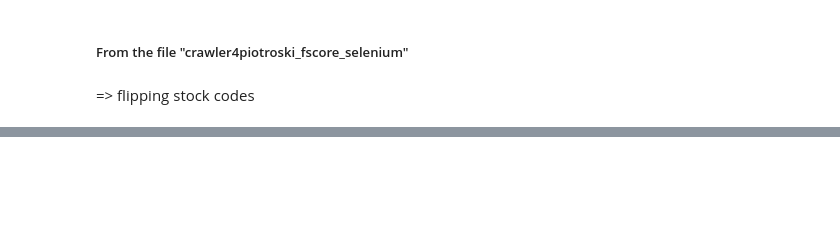
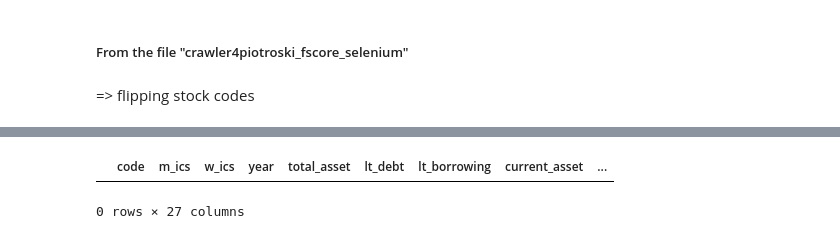
Before and after one commit to daesik82/ChargingBull, a Jupyter notebook: BigBull/crawler4piotroski_fscore_selenium_v2.ipynb, the cells around one changed output, grey strips where cells are left out. Cells and saved outputs as stored; diff of their text form; code cells hidden in the pictures; blank space fills up the shorter version.

Commit message:
fscore dataframe updated

```diff
--- a/BigBull/crawler4piotroski_fscore_selenium_v2.ipynb
+++ b/BigBull/crawler4piotroski_fscore_selenium_v2.ipynb
@@ -212,0 +242,14 @@ for i in codes:
+# %%
+# Creating f score DF
+year = ['2012', '2013', '2014', '2015', '2016']
+fs_dict = {}
+df_fscore = pd.DataFrame(columns = ('code', 'm_ics', 'w_ics', 'year', \
+                                    'total_asset', 'lt_debt', 'lt_borrowing', 'current_asset', 'current_liabilities', 'shareholder_equity', \
+                                    'operating_profit', 'extra_income', 'total_sales', 'gross_profit', 'cogs', \
+                                    'cf_operation', \
+                                    'f_roa', 'f_cfo', 'f_droa', 'f_accrual', 'f_accrual', 'f_dlever', 'f_dliquid', 'f_equityoffer', 'f_dmargin', 'f_dturnover', 'f_total'))
+# %%
+df_fscore
+# %% [output]
+|  | code | m_ics | w_ics | year | total_asset | lt_debt | lt_borrowing | current_asset | ... |
+0 rows × 27 columns
```
Also changed, not shown: parts of 15 cells of this notebook, 3 other files.
